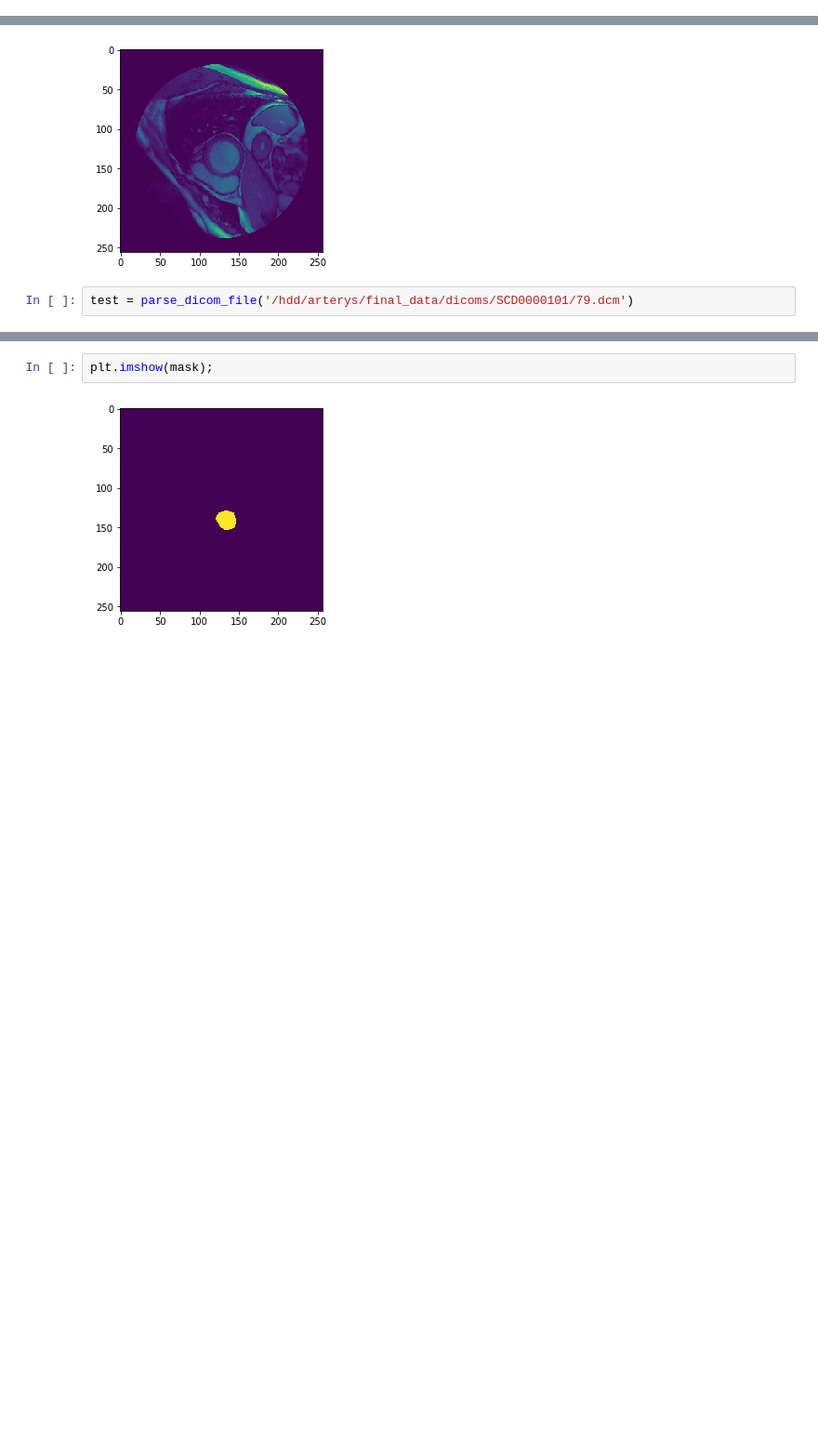
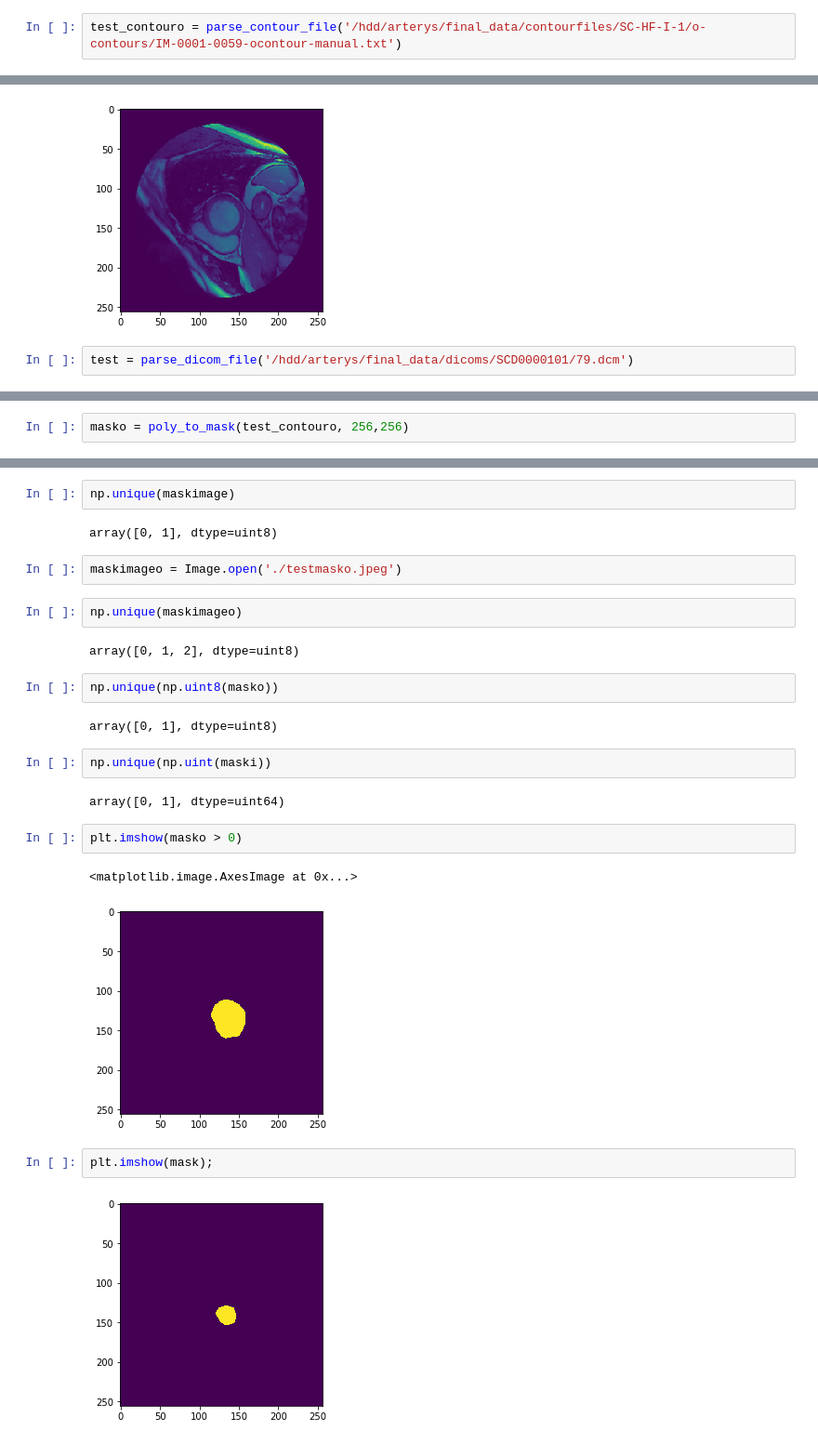
Before and after one commit to yesufeng/cardio-med, a Jupyter notebook: notebooks/Preparation test.ipynb, the cells around one changed output, grey strips where cells are left out. Shown at 93% size. Saved outputs shown, nothing was run; the diff lists cells and outputs as text; blank space fills up the shorter version.

```diff
--- a/notebooks/Preparation test.ipynb
+++ b/notebooks/Preparation test.ipynb
@@ -136,5 +140,7 @@ contour_fnames[1]
 # %%
 test_contour = parse_contour_file(contour_fnames[0])
+# %%
+test_contouro = parse_contour_file('/hdd/arterys/final_data/contourfiles/SC-HF-I-1/o-contours/IM-0001-0059-ocontour-manual.txt')
 # %%
 # list of tuples
 test_contour
@@ -219,0 +226,2 @@ mask = poly_to_mask(test_contour, 256, 256)
+# %%
+masko = poly_to_mask(test_contouro, 256,256)
@@ -220,3 +248,26 @@ mask = poly_to_mask(test_contour, 256, 256)
+# %%
+np.unique(maskimage)
+# %% [output]
+array([0, 1], dtype=uint8)
+# %%
+maskimageo = Image.open('./testmasko.jpeg')
+# %%
+np.unique(maskimageo)
+# %% [output]
+array([0, 1, 2], dtype=uint8)
+# %%
+np.unique(np.uint8(masko))
+# %% [output]
+array([0, 1], dtype=uint8)
+# %%
+np.unique(np.uint(maski))
+# %% [output]
+array([0, 1], dtype=uint64)
+# %%
+plt.imshow(masko > 0)
+# %% [output]
+<matplotlib.image.AxesImage at 0x...>
+[figure, added]
 # %%
 plt.imshow(mask);
 # %% [output]
```
Also changed, not shown: parts of 15 cells of this notebook, 3 other files.
